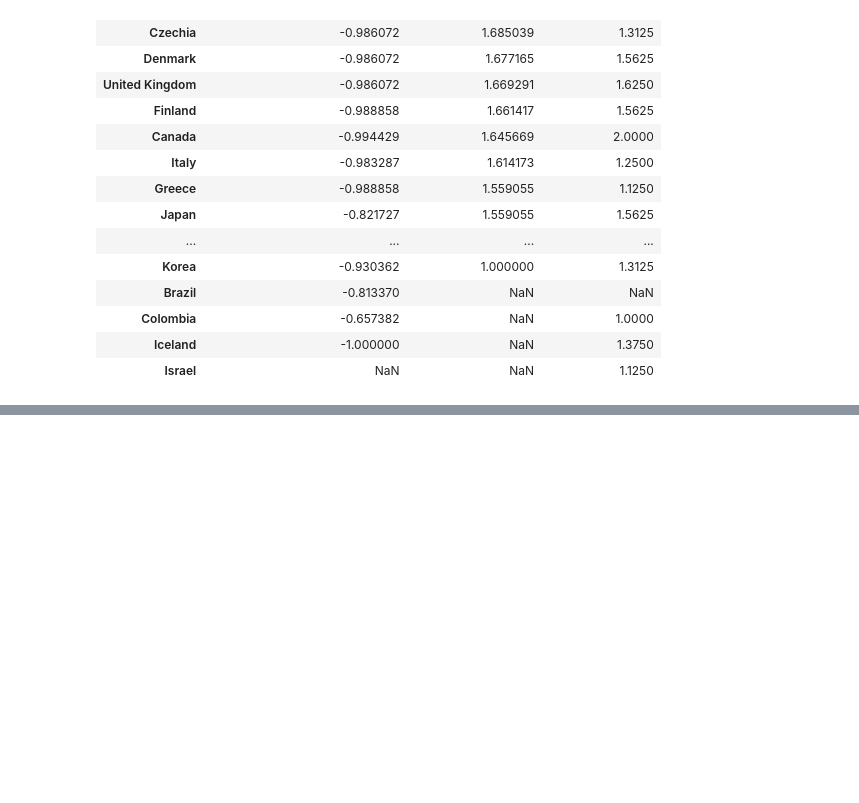
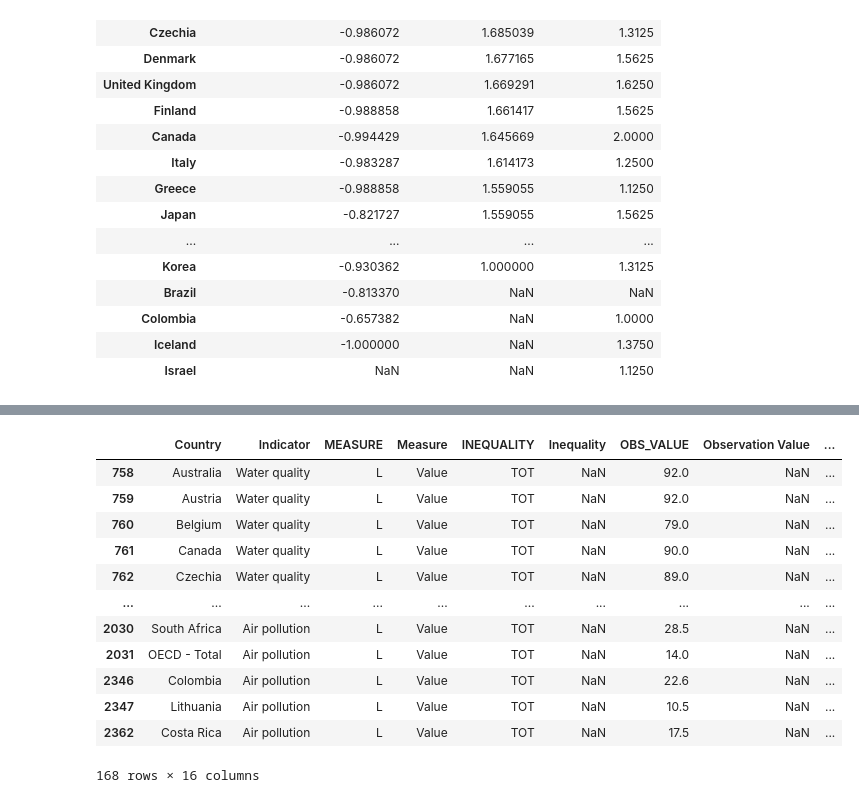
Before and after one commit to IDM4s-2025/vis-642-1, a Jupyter notebook: gdp.ipynb, the cells around one changed output, grey strips where cells are left out. Saved outputs shown, nothing was run; the diff lists cells and outputs as text; code cells hidden in the pictures; blank space fills up the shorter version.

```diff
--- a/gdp.ipynb
+++ b/gdp.ipynb
@@ -211,0 +462,7 @@ adjusted_sorted
+# %%
+import pandas as pd
+ruta_archivo = r"C:\Users\gatob\Downloads\gdp_archivo.csv"
+
+df = pd.read_csv(ruta_archivo)
+
+df
@@ -211,0 +483,28 @@ adjusted_sorted
+# %%
+environment = ['Country',  'Indicator', 'MEASURE', 'Measure', 'INEQUALITY',
+           'Inequality', 'OBS_VALUE', 'Observation Value', 'OBS_STATUS',
+           'Observation Status', 'UNIT_MEASURE', 'Unit of Measures', 'UNIT_MULT',
+           'Multiplier', 'BASE_PER', 'Base reference period']
+environment_indicators = [
+    "Water quality",
+    "Air pollution"
+]
+
+environment_filter = df[df["Indicator"].isin(environment_indicators)][environment]
+
+# Mostrar el resultado
+environment_filter
+# %% [output]
+|  | Country | Indicator | MEASURE | Measure | INEQUALITY | Inequality | OBS_VALUE | Observation Value | ... |
+| 758 | Australia | Water quality | L | Value | TOT | NaN | 92.0 | NaN | ... |
+| 759 | Austria | Water quality | L | Value | TOT | NaN | 92.0 | NaN | ... |
+| 760 | Belgium | Water quality | L | Value | TOT | NaN | 79.0 | NaN | ... |
+| 761 | Canada | Water quality | L | Value | TOT | NaN | 90.0 | NaN | ... |
+| 762 | Czechia | Water quality | L | Value | TOT | NaN | 89.0 | NaN | ... |
+| ... | ... | ... | ... | ... | ... | ... | ... | ... | ... |
+| 2030 | South Africa | Air pollution | L | Value | TOT | NaN | 28.5 | NaN | ... |
+| 2031 | OECD - Total | Air pollution | L | Value | TOT | NaN | 14.0 | NaN | ... |
+| 2346 | Colombia | Air pollution | L | Value | TOT | NaN | 22.6 | NaN | ... |
+| 2347 | Lithuania | Air pollution | L | Value | TOT | NaN | 10.5 | NaN | ... |
+| 2362 | Costa Rica | Air pollution | L | Value | TOT | NaN | 17.5 | NaN | ... |
+168 rows × 16 columns
```
Also changed, not shown: parts of 34 cells of this notebook.
